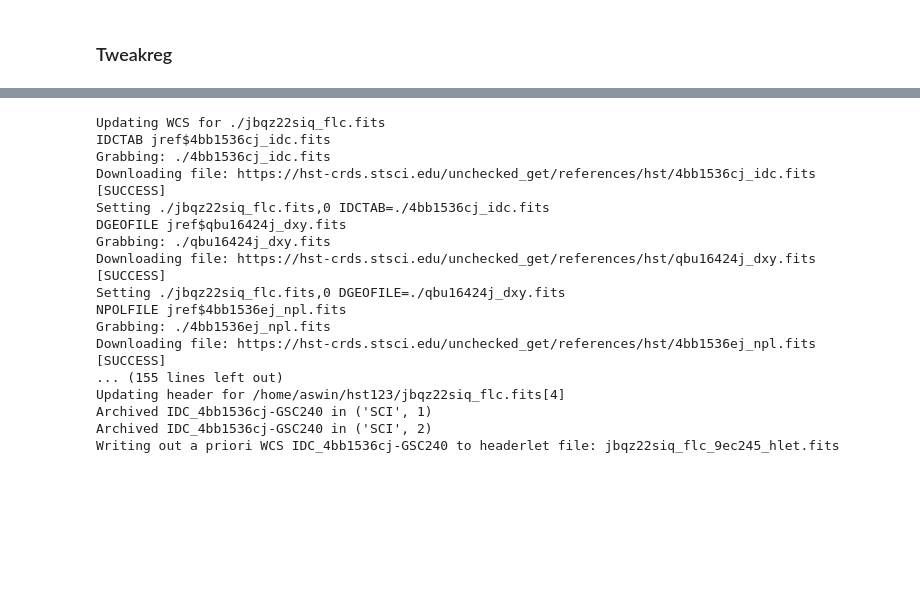
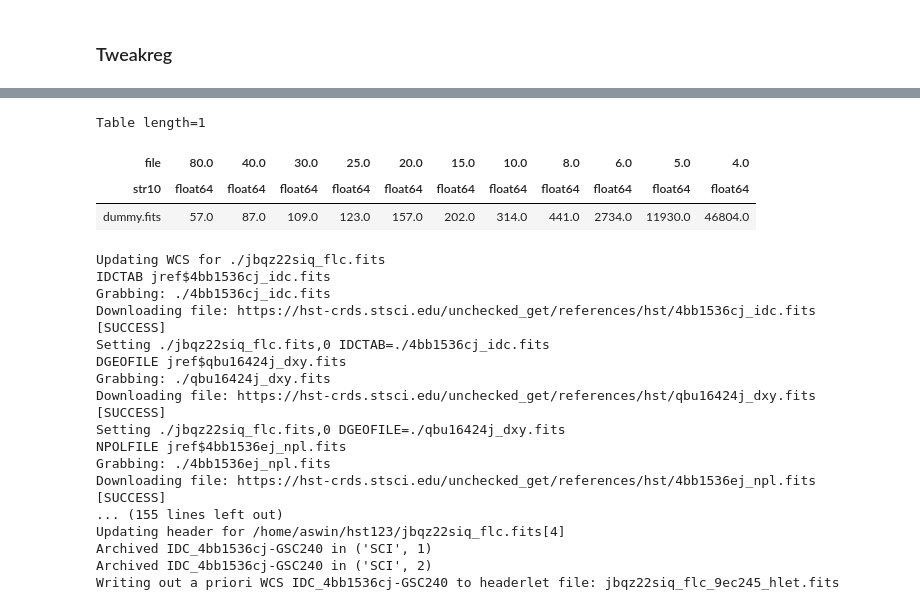
Before and after one commit to aswinsuresh24/jwst123, a Jupyter notebook: hst_tweakreg.ipynb, the cells around one changed output, grey strips where cells are left out. Drawn from its saved outputs; the diff is of its cells as text; code cells hidden in the pictures; blank space fills up the shorter version.

Commit message:
run tweakreg

```diff
--- a/hst_tweakreg.ipynb
+++ b/hst_tweakreg.ipynb
@@ -111,33 +96,0 @@ obstable = add_visit_info(obstable)
-# %%
-obstable.add_column(Column([' '*99]*len(obstable), name='drizname'))
-for i,row in enumerate(obstable):
-    visit = row['visit']
-    n = str(visit).zfill(4)
-    inst = row['instrument']
-    filt = row['filter']
-
-    # Visit should correspond to first image so they're all the same
-    visittable = obstable[obstable['visit']==visit]
-    refimage = visittable['image'][0]
-    if 'DATE-OBS' in h.keys():
-        date_obj = Time(fits.getval(refimage, 'DATE-OBS'))
-    else:
-        date_obj = Time(fits.getval(refimage, 'EXPSTART'), format='mjd')
-    date_str = date_obj.datetime.strftime('%y%m%d')
-
-    # Make a photpipe-like image name
-    drizname = ''
-    objname = None
-    if objname:
-        drizname = '{obj}.{inst}.{filt}.ut{date}_{n}.drz.fits'
-        drizname = drizname.format(inst=inst.split('_')[0],
-            filt=filt, n=n, date=date_str, obj=objname)
-    else:
-        drizname = '{inst}.{filt}.ut{date}_{n}.drz.fits'
-        drizname = drizname.format(inst=inst.split('_')[0],
-            filt=filt, n=n, date=date_str)
-
-    if '.':
-        drizname = os.path.join('.', drizname)
-
-    obstable[i]['drizname'] = drizname
@@ -348,0 +460,4 @@ def run_cosmic(image, options, output=None):
+# %%
+inp_data = get_tweakreg_thresholds('dummy.fits', 4000*4)
+thresh_data = None
+thresh_data = add_thresh_data(thresh_data, 'dummy.fits', inp_data)
@@ -349,3 +482,10 @@ def run_cosmic(image, options, output=None):
+# %%
+thresh_data
+# %% [output]
+Table length=1
+| file | 80.0 | 40.0 | 30.0 | 25.0 | 20.0 | 15.0 | 10.0 | 8.0 | 6.0 | 5.0 | 4.0 |
+| str10 | float64 | float64 | float64 | float64 | float64 | float64 | float64 | float64 | float64 | float64 | float64 |
+| dummy.fits | 57.0 | 87.0 | 109.0 | 123.0 | 157.0 | 202.0 | 314.0 | 441.0 | 2734.0 | 11930.0 | 46804.0 |
 # %%
 outdir = '.'
 reference = ''
```
Also changed, not shown: parts of 18 cells of this notebook, 1 other file.
